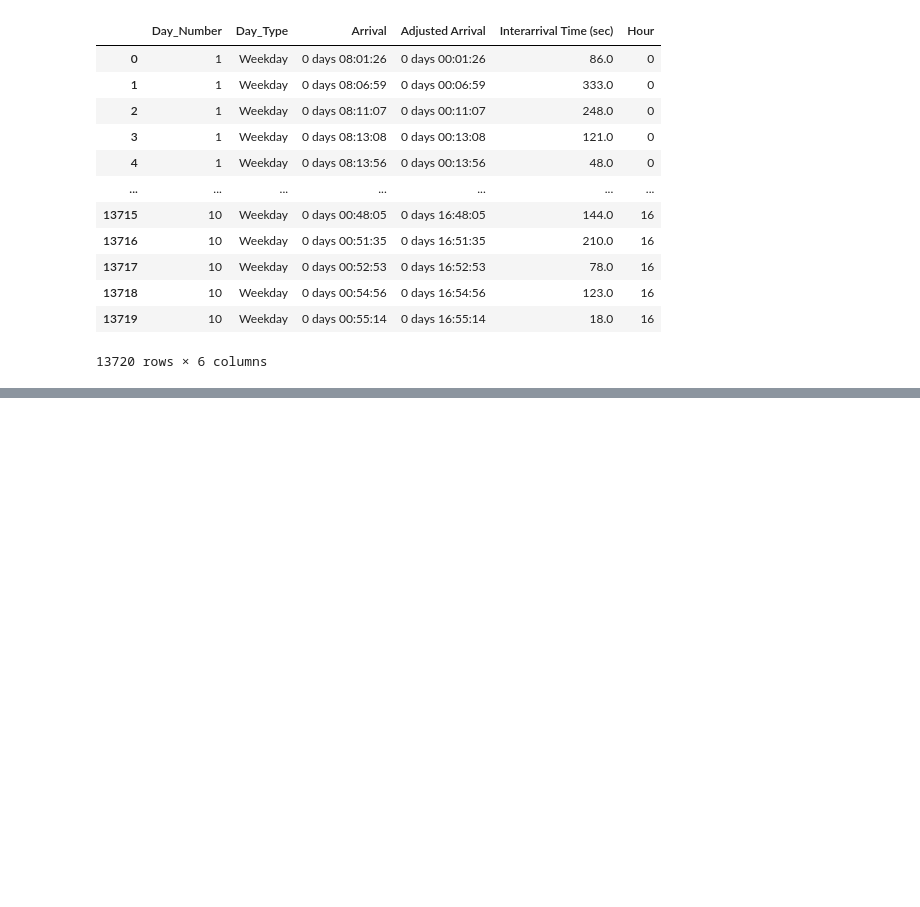
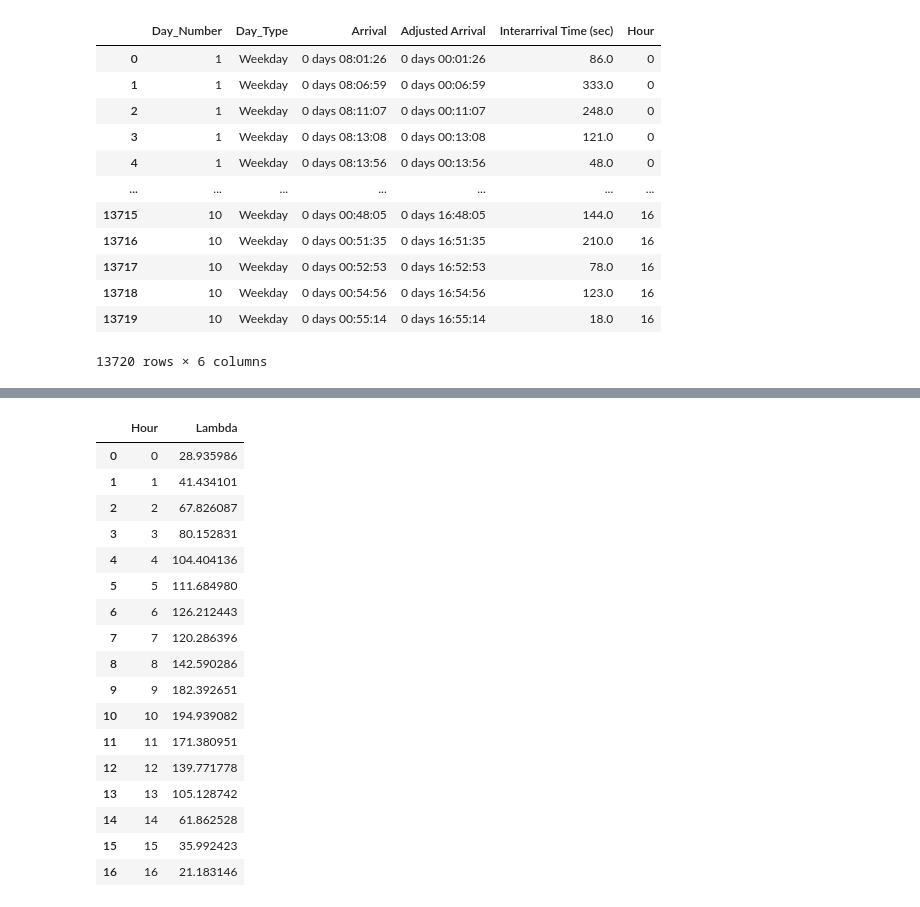
Before and after one commit to nandob7/ASM-Case2, a Jupyter notebook: case2.ipynb, the cells around one changed output, grey strips where cells are left out. Saved outputs shown, nothing was run; the diff lists cells and outputs as text; code cells hidden in the pictures; blank space fills up the shorter version.

```diff
--- a/case2.ipynb
+++ b/case2.ipynb
@@ -201,4 +205,23 @@ hist_maker(sunday, "Sunday")
 [figure]
 [figure]
 # %%
-test
+df_sunday
+# %% [output]
+|  | Hour | Lambda |
+| 0 | 0 | 28.935986 |
+| 1 | 1 | 41.434101 |
+| 2 | 2 | 67.826087 |
+| 3 | 3 | 80.152831 |
+| 4 | 4 | 104.404136 |
+| 5 | 5 | 111.684980 |
+| 6 | 6 | 126.212443 |
+| 7 | 7 | 120.286396 |
+| 8 | 8 | 142.590286 |
+| 9 | 9 | 182.392651 |
+| 10 | 10 | 194.939082 |
+| 11 | 11 | 171.380951 |
+| 12 | 12 | 139.771778 |
+| 13 | 13 | 105.128742 |
+| 14 | 14 | 61.862528 |
+| 15 | 15 | 35.992423 |
+| 16 | 16 | 21.183146 |
```
Also changed, not shown: parts of 3 cells of this notebook.
